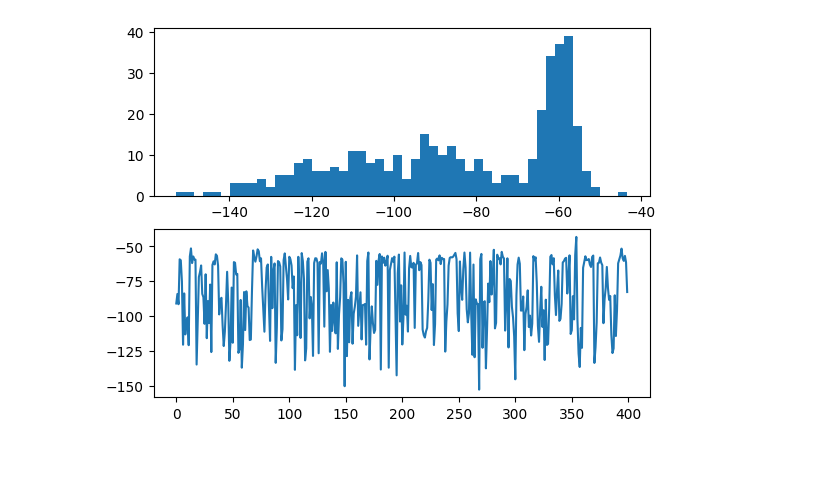
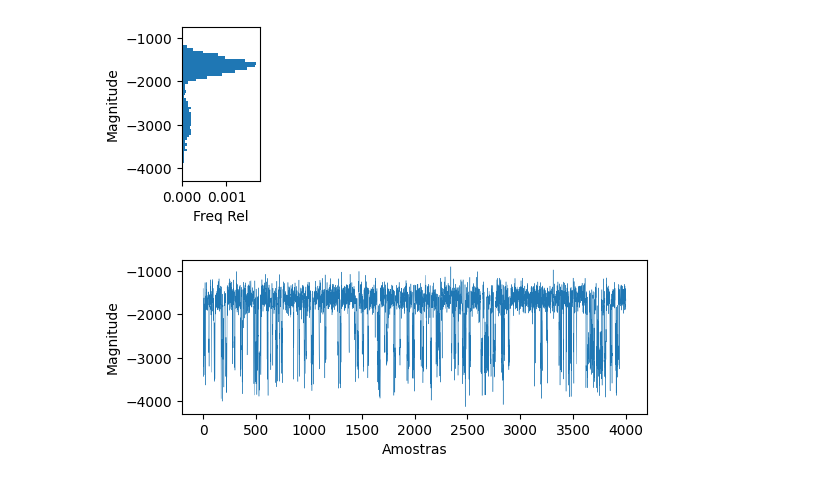
Before and after one commit to luizrenault/tp547, a Jupyter notebook: trabalho_final_parte_1/nshmm.ipynb, the cells around one changed output. Saved outputs shown, nothing was run; the diff lists cells and outputs as text; code cells hidden in the pictures.

```diff
--- a/trabalho_final_parte_1/nshmm.ipynb
+++ b/trabalho_final_parte_1/nshmm.ipynb
@@ -4,41 +4,90 @@
 import numpy as np
 import matplotlib.pyplot as plt
 
 def transicao(distribuicao):
     acumulada = np.cumsum(distribuicao)
     r = np.random.uniform(0, 1)
     return np.argmax(acumulada > r)
 
 def potencia(estado, mu, sigma2):
     return np.random.normal(mu[estado], sigma2[estado])
 
 
-n = 400
+n = 4000
 
 pi=[0.5, 0.5]
-mu=[-60, -100]
-sigma2=[3, 20]
-G=[[0.7, 0.3],
-   [0.2, 0.8]]
+mu=[-2923.09, -1618.61]
+sigma2=[189177, 33657.6]
+sigma2=np.sqrt(sigma2)
+
+D=10
+G=np.array([
+    [[0.99483, 0.00517047],
+    [0.0241291, 0.975871]],
+
+    [[0.930794, 0.0692055],
+    [0.0498295, 0.950171]],
+
+    [[0.983145, 0.0168547],
+    [0.147365, 0.852635]],
+
+    [[0.827991, 0.172009],
+    [0.165497, 0.834503]],
+
+    [[0.828104, 0.171896],
+    [0.119308, 0.880692]],
+
+    [[0.84452, 0.15548],
+    [0.0376518, 0.962348]],
+
+    [[0.761267, 0.238733],
+    [0.079638, 0.920362]],
+
+    [[0.887021, 0.112979],
+    [0.0300685, 0.969932]],
+
+    [[0.900212, 0.0997884],
+    [0.0100000, 0.9900000]],
+
+    [[0.77699, 0.22301],
+    [0.0322467, 0.967753]],
+
+    ])
+
 #inicialização dos vetores de estados e potências
 estados = np.zeros(n, int)
 potencias = np.zeros(n)
+permanencias = np.array([])
 
 #geração do estado e potência iniciais
 estados[0] = transicao(pi)
 potencias[0] = potencia(estados[0], mu, sigma2)
+permanencia=1
 
 #geração da sequência de estados e potências
 for j in np.arange(1, n, 1):
-    estados[j]=transicao(G[estados[j-1]])
+    estados[j]=transicao(G[np.min([permanencia,D-1]), estados[j-1]])
     potencias[j]=potencia(estados[j], mu, sigma2)
 
+    if estados[j]==estados[j-1]:
+        permanencia=permanencia+1
+    else:
+        permanencias = np.append(permanencias, permanencia)
+        permanencia=1
 
 t=np.arange(0, n)
-plt.subplot(211)
-plt.hist(potencias, bins=50)
-plt.subplot(212)
-plt.plot(t,potencias)
+
+plt.figure(figsize=(1,2))
+plt.hist(potencias, bins=50,density=True, orientation='horizontal')
+plt.ylabel('Magnitude')
+plt.xlabel('Freq Rel')
 plt.show()
+
+plt.figure(figsize=(6,2))
+plt.plot(t,potencias, linewidth=0.3)
+plt.xlabel('Amostras')
+plt.ylabel('Magnitude')
+plt.show()
 # %% [output]
-[figure, old version]
+[figure, new version]
+[figure, added]
```
